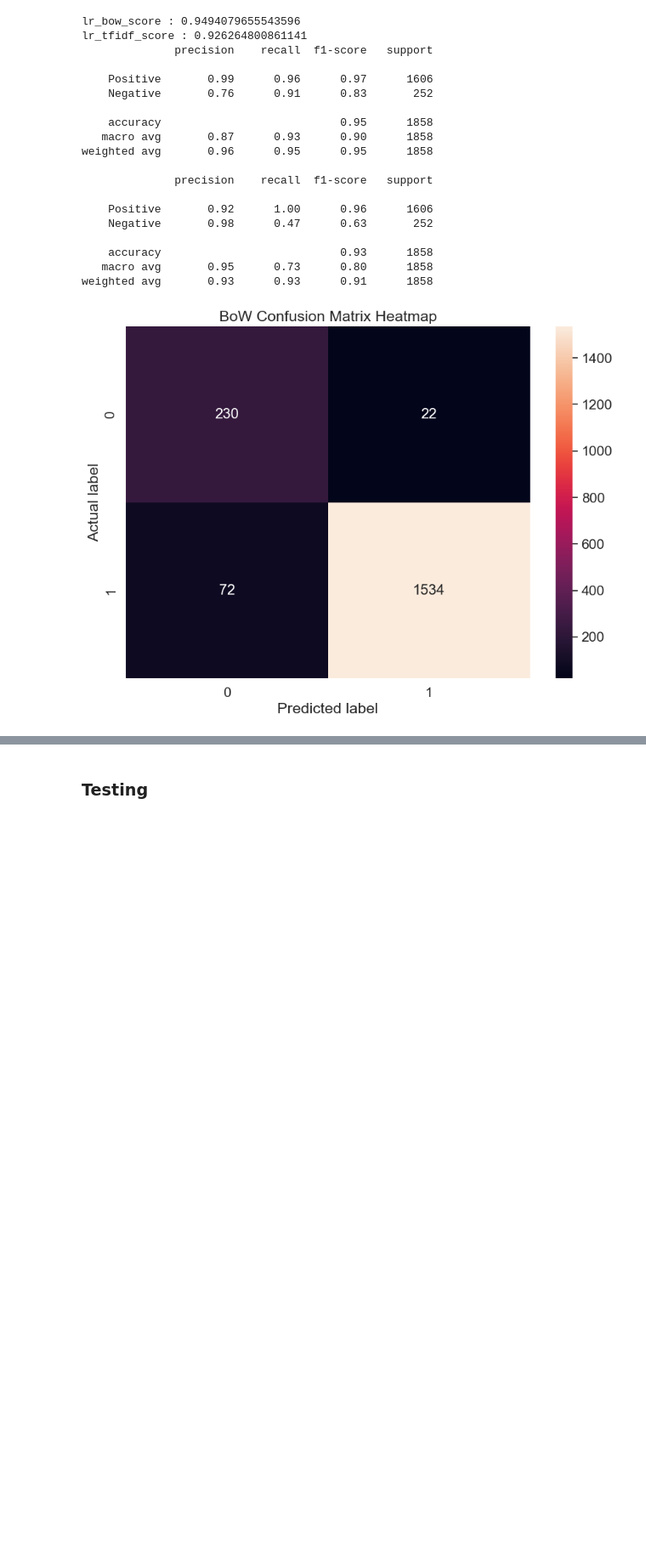
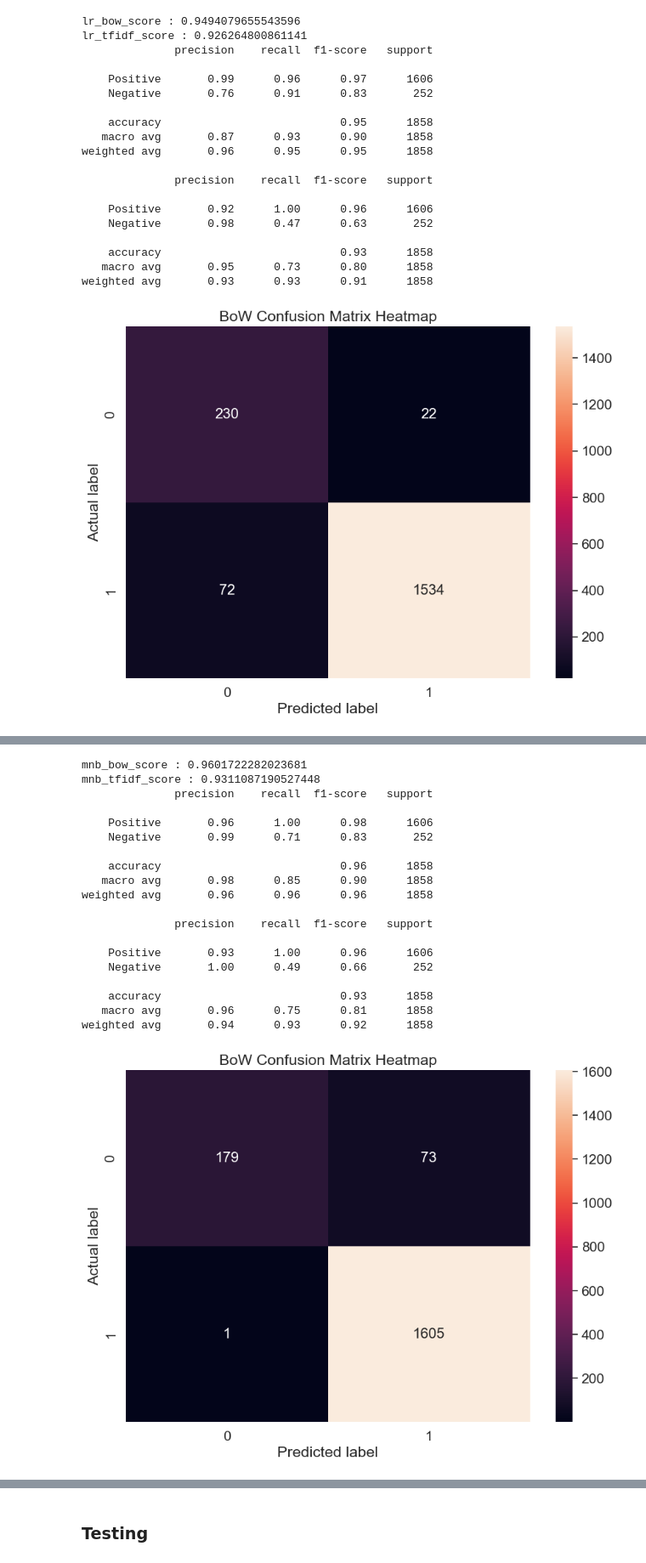
Before and after one commit to birnart/ai_safecom, a Jupyter notebook: main.ipynb, the cells around one changed output, grey strips where cells are left out. Shown at 85% size. Drawn from its saved outputs; the diff is of its cells as text; code cells hidden in the pictures; blank space fills up the shorter version.

```diff
--- a/main.ipynb
+++ b/main.ipynb
@@ -351,0 +443,79 @@ weighted avg       0.93      0.93      0.91      1858
+# %%
+# model 3
+#training the model
+mnb=MultinomialNB()
+
+#fitting the svm for bag of words
+mnb_bow=mnb.fit(cv_train_text,train_sentiments)
+
+#fitting the svm for tfidf features
+mnb_tfidf=mnb.fit(tv_train_text,train_sentiments)
+
+#Predicting the model for bag of words
+mnb_bow_predict=mnb.predict(cv_test_text)
+
+#Predicting the model for tfidf features
+mnb_tfidf_predict=mnb.predict(tv_test_text)
+
+#Accuracy score for bag of words
+mnb_bow_score=accuracy_score(test_sentiments,mnb_bow_predict)
+print("mnb_bow_score :",mnb_bow_score)
+
+#Accuracy score for tfidf features
+mnb_tfidf_score=accuracy_score(test_sentiments,mnb_tfidf_predict)
+print("mnb_tfidf_score :",mnb_tfidf_score)
+
+#Classification report for bag of words
+mnb_bow_report=classification_report(test_sentiments,mnb_bow_predict,target_names=['Positive','Negative'])
+print(mnb_bow_report)
+
+#Classification report for tfidf features
+mnb_tfidf_report=classification_report(test_sentiments,mnb_tfidf_predict,target_names=['Positive','Negative'])
+print(mnb_tfidf_report)
+
+#confusion matrix for bag of words
+cm_bow=confusion_matrix(test_sentiments,mnb_bow_predict,labels=[1,0])
+conf_matrices["mnb_bow"] = cm_bow
+
+plt.figure(figsize=(10,7))
+sns.set(font_scale=1.4)  # for label size
+sns.heatmap(cm_bow, annot=True, annot_kws={"size": 16}, fmt='g')  # fmt='g' is a format option to suppress scientific notation
+
+plt.ylabel('Actual label')
+plt.xlabel('Predicted label')
+plt.title('BoW Confusion Matrix Heatmap')
+plt.show()
+
+#confusion matrix for tfidf features
+cm_tfidf=confusion_matrix(test_sentiments,mnb_tfidf_predict,labels=[1,0])
+conf_matrices["mnb_tfidf"] = cm_tfidf
+
+plt.figure(figsize=(10,7))
+sns.set(font_scale=1.4)  # for label size
+sns.heatmap(cm_tfidf, annot=True, annot_kws={"size": 16}, fmt='g')  # fmt='g' is a format option to suppress scientific notation
+
+plt.ylabel('Actual label')
+plt.xlabel('Predicted label')
+plt.title('TF-IDF Confusion Matrix Heatmap')
+plt.show()
+# %% [output]
+mnb_bow_score : 0.9601722282023681
+mnb_tfidf_score : 0.9311087190527448
+              precision    recall  f1-score   support
+
+    Positive       0.96      1.00      0.98      1606
+    Negative       0.99      0.71      0.83       252
+
+    accuracy                           0.96      1858
+   macro avg       0.98      0.85      0.90      1858
+weighted avg       0.96      0.96      0.96      1858
+
+              precision    recall  f1-score   support
+
+    Positive       0.93      1.00      0.96      1606
+    Negative       1.00      0.49      0.66       252
+
+    accuracy                           0.93      1858
+   macro avg       0.96      0.75      0.81      1858
+weighted avg       0.94      0.93      0.92      1858
+[figure, added]
```
Also changed, not shown: parts of 7 cells of this notebook.
